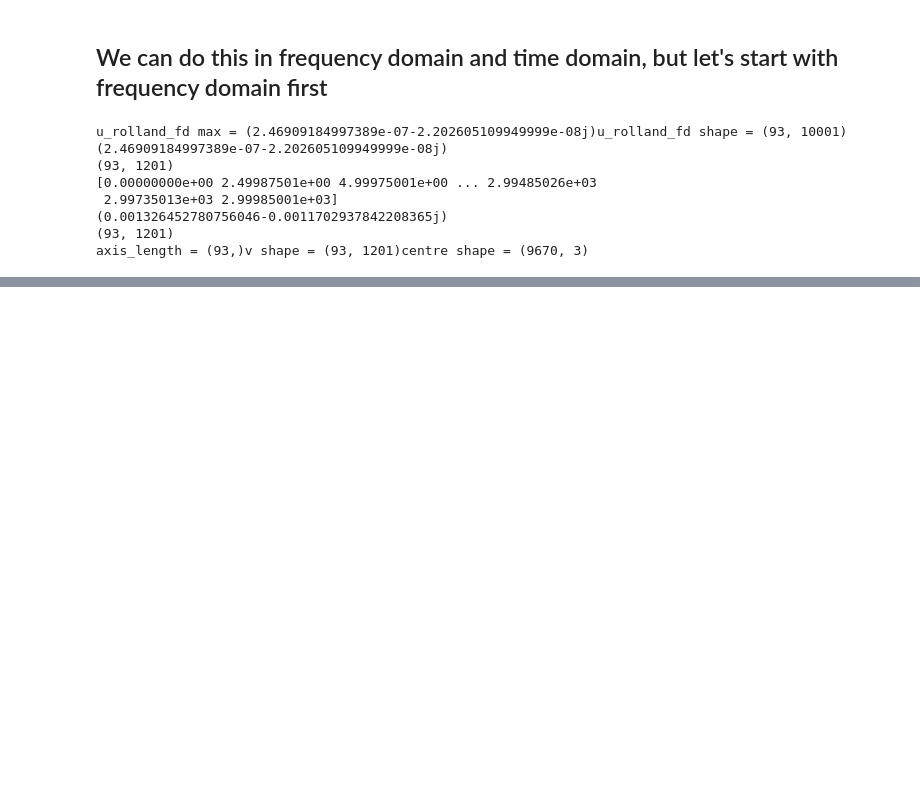
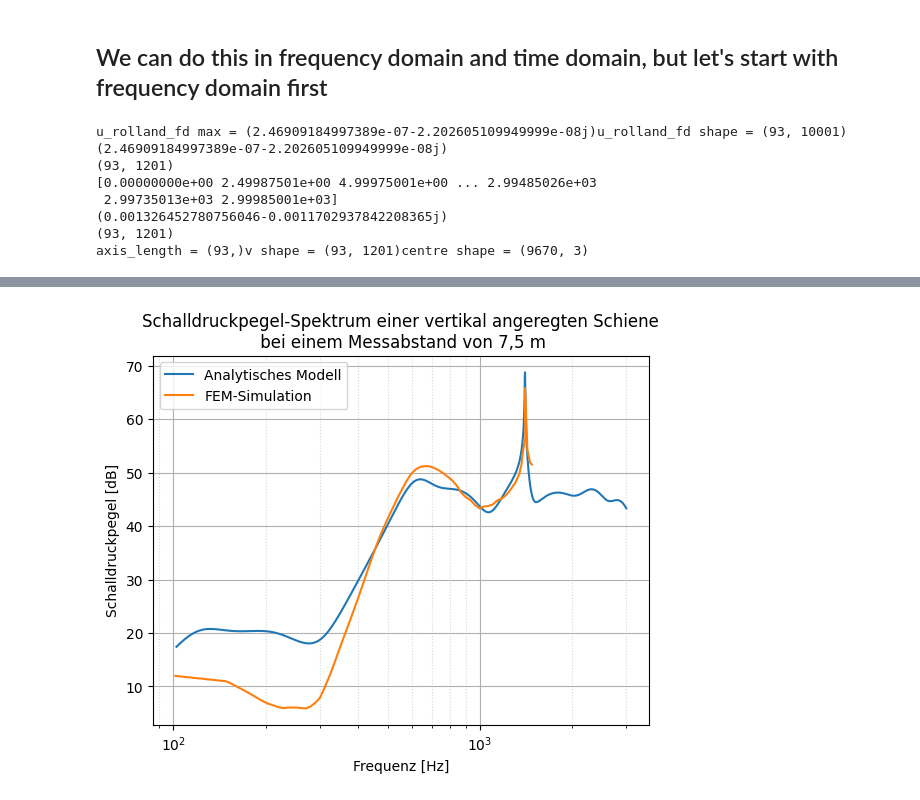
Before and after one commit to BerkinArslan/Bachelorarbeit_BA, a Jupyter notebook: final_simulations.ipynb, the cells around one changed output, grey strips where cells are left out. Drawn from its saved outputs; the diff is of its cells as text; code cells hidden in the pictures; blank space fills up the shorter version.

```diff
--- a/final_simulations.ipynb
+++ b/final_simulations.ipynb
@@ -192,0 +241,19 @@ nx_rolland * dx_rolland
+# %%
+p0 = 2e-5
+P_db = 20 * np.log10((np.abs(P_75) + p0) / p0)
+plt_mask = (f_sim_axis[frequency_mask] >= 100) & (f_sim_axis[frequency_mask] <= f_max)
+plt_f_axis = f_sim_axis[frequency_mask][plt_mask]
+plt_P_db = P_db[plt_mask]
+plt.plot(plt_f_axis, plt_P_db, label='Analytisches Modell')
+plt.plot(wagner_simulation_data_7_5[:, 0], wagner_simulation_data_7_5[:, 1], label="FEM-Simulation")
+plt.xlabel('Frequenz [Hz]')
+plt.ylabel('Schalldruckpegel [dB]')
+plt.legend()
+plt.xscale('log')
+plt.grid(True, which='major')
+plt.grid(True, which='minor', linestyle=':', alpha=0.5)
+plt.title('Schalldruckpegel-Spektrum einer vertikal angeregten Schiene\n bei einem Messabstand von 7,5 m')
+plt.savefig('simulation_validation_fem_bem_75', bbox_inches='tight')
+plt.show()
+# %% [output]
+[figure, added]
```
Also changed, not shown: parts of 13 cells of this notebook, 7 other files.
